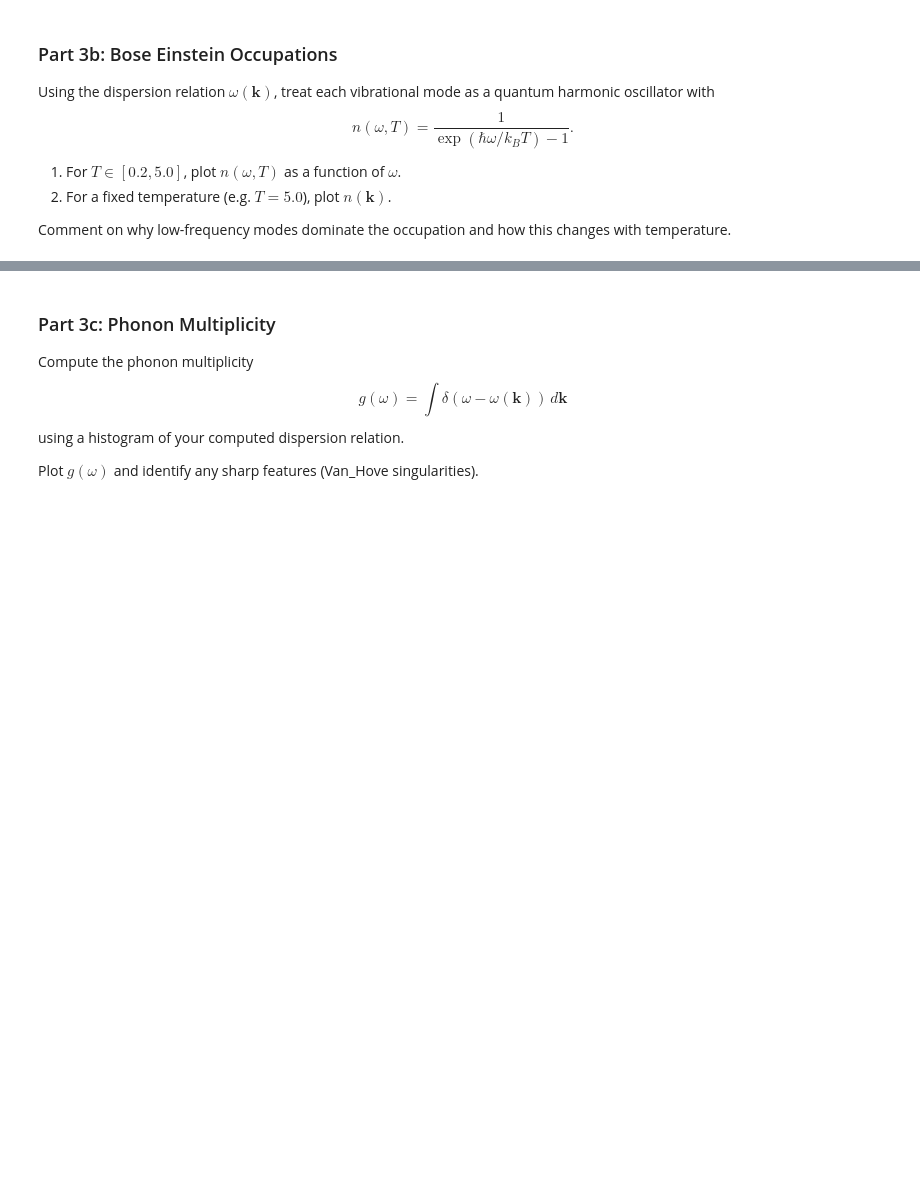
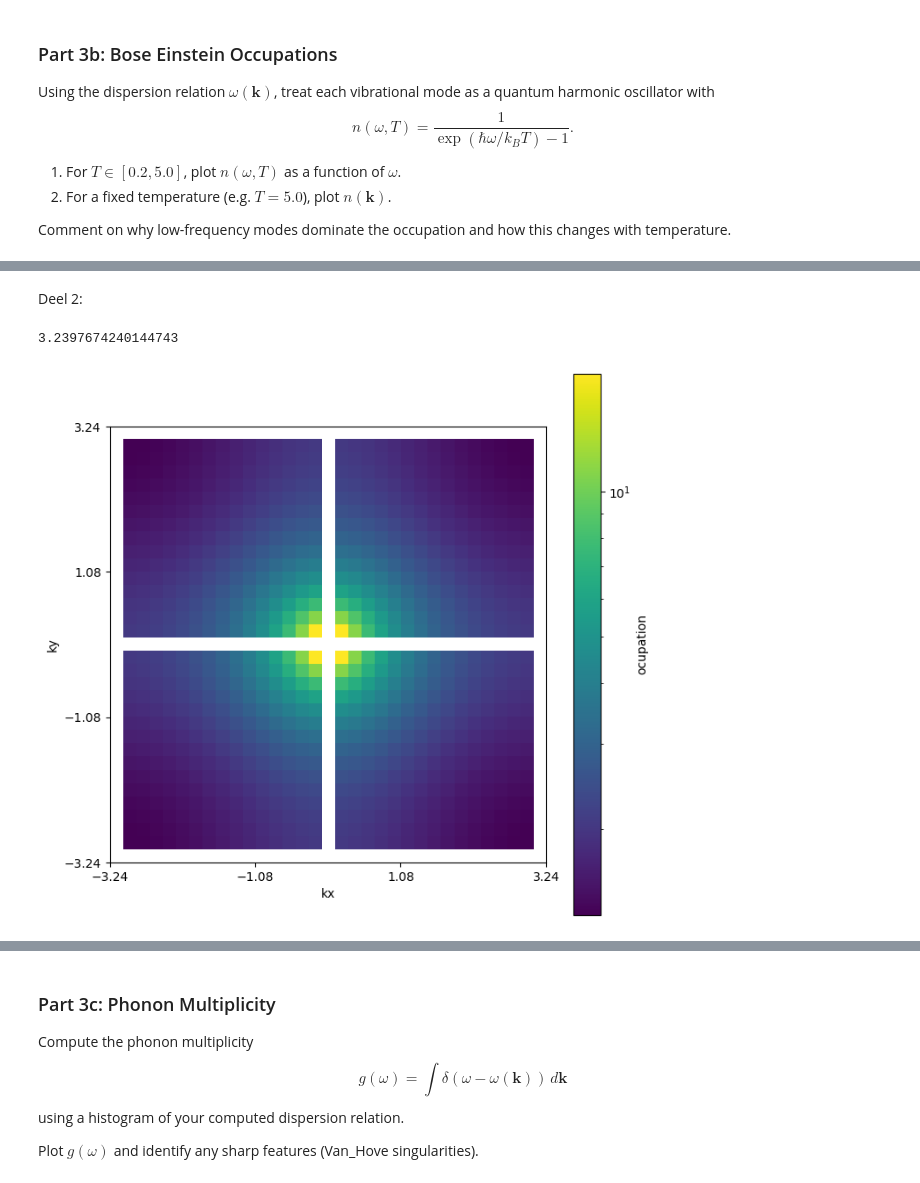
Before and after one commit to Danielle-06/Statfys-2-2026, a Jupyter notebook: 03.lattice_vibrations_nb.ipynb, the cells around one changed output, grey strips where cells are left out. Cells and saved outputs as stored; diff of their text form; code cells hidden in the pictures; blank space fills up the shorter version.

```diff
--- a/03.lattice_vibrations_nb.ipynb
+++ b/03.lattice_vibrations_nb.ipynb
@@ -172,0 +292,20 @@ Comment on why low-frequency modes dominate the occupation and how this changes
+# %% [markdown]
+Deel 2:
+# %%
+from matplotlib.colors import LogNorm
+T = 5
+kx_max = np.pi*(n_max+0.5)/ (interior_atoms + 1) # Only for centering plotting
+print(kx_max)
+extent = [-kx_max, kx_max, -kx_max, kx_max]
+plt.figure(figsize=(8, 8))
+im = plt.imshow(ocupation(w_tot, T), extent=extent, cmap='viridis', origin='upper', norm=LogNorm())
+plt.colorbar(im,label="ocupation")
+ticks = np.linspace(-kx_max, kx_max, 4)
+plt.xticks(ticks)
+plt.yticks(ticks)
+plt.xlabel("kx")
+plt.ylabel("ky")
+plt.show()
+# %% [output]
+3.2397674240144743
+[figure, added]
```
Also changed, not shown: parts of 17 cells of this notebook.
